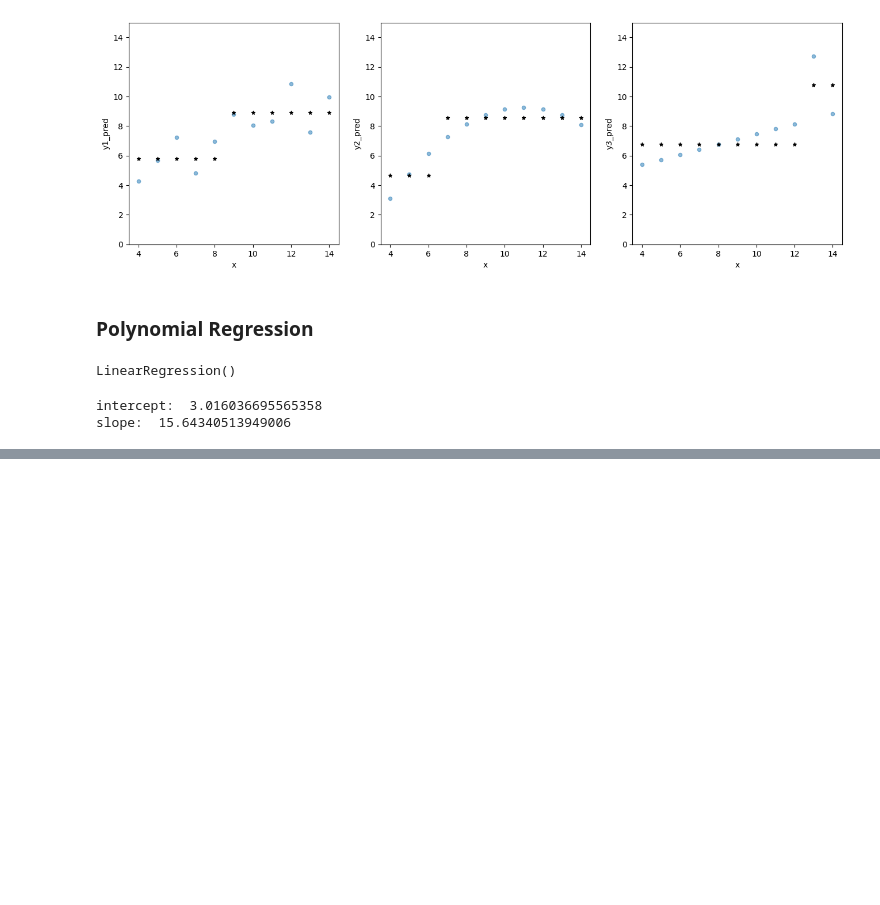
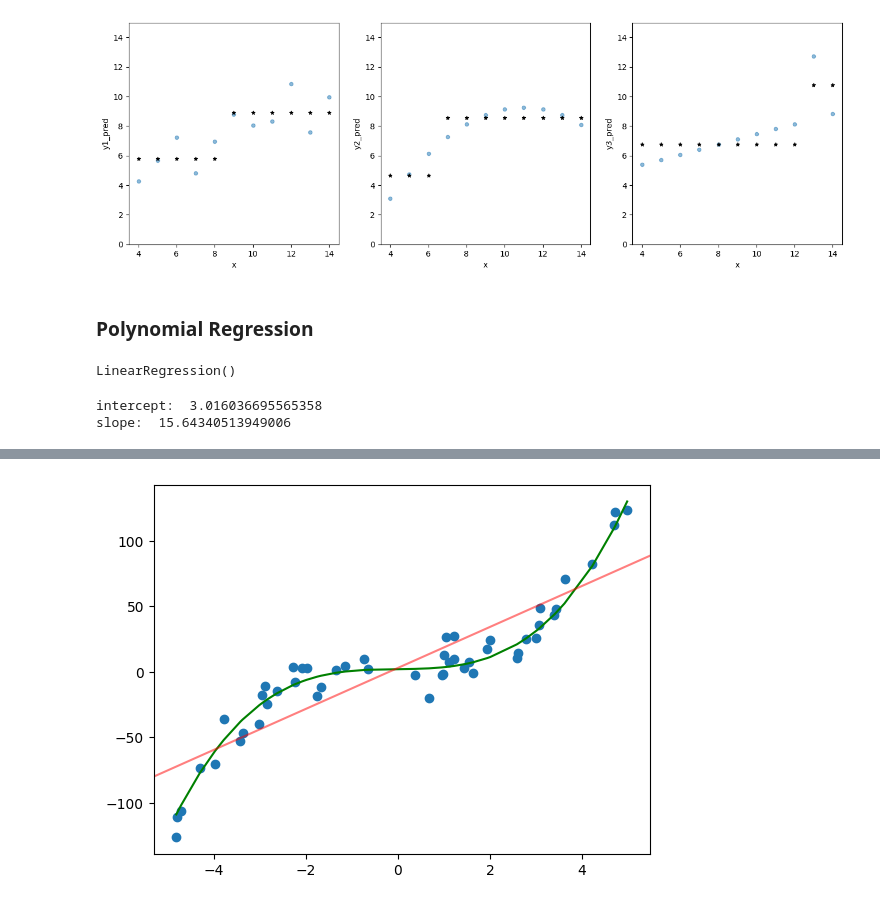
Before and after one commit to Biber76/MachineLearning, a Jupyter notebook: Regression.ipynb, the cells around one changed output, grey strips where cells are left out. Drawn from its saved outputs; the diff is of its cells as text; code cells hidden in the pictures; blank space fills up the shorter version.

```diff
--- a/Regression.ipynb
+++ b/Regression.ipynb
@@ -299,0 +320,2 @@ df_poly.sample(50)['x'].min()
+# %%
+df_poly['y_hat'] = 2.09 + 0.39 * df_poly['x'] + 0.1 * df_poly['x']**2 + df_poly['x']**3
@@ -299,0 +331,12 @@ df_poly.sample(50)['x'].min()
+# %%
+min_poly = df_poly.sample(50)['x'].min()
+max_poly = df_poly.sample(50)['x'].max()
+
+
+df_poly_sample = df_poly.sample(50).sort_values('x',ascending=True)
+plt.scatter(df_poly_sample['x'],df_poly_sample['y'])
+plt.plot(df_poly_sample['x'],df_poly_sample['y_hat'], color='green')
+plt.axline((min_poly, 3.01 + min_poly * 15.64), (max_poly, 3.01 + max_poly * 15.64), color='red', alpha=0.5)
+plt.show()
+# %% [output]
+[figure, added]
```
Also changed, not shown: parts of 9 cells of this notebook.
